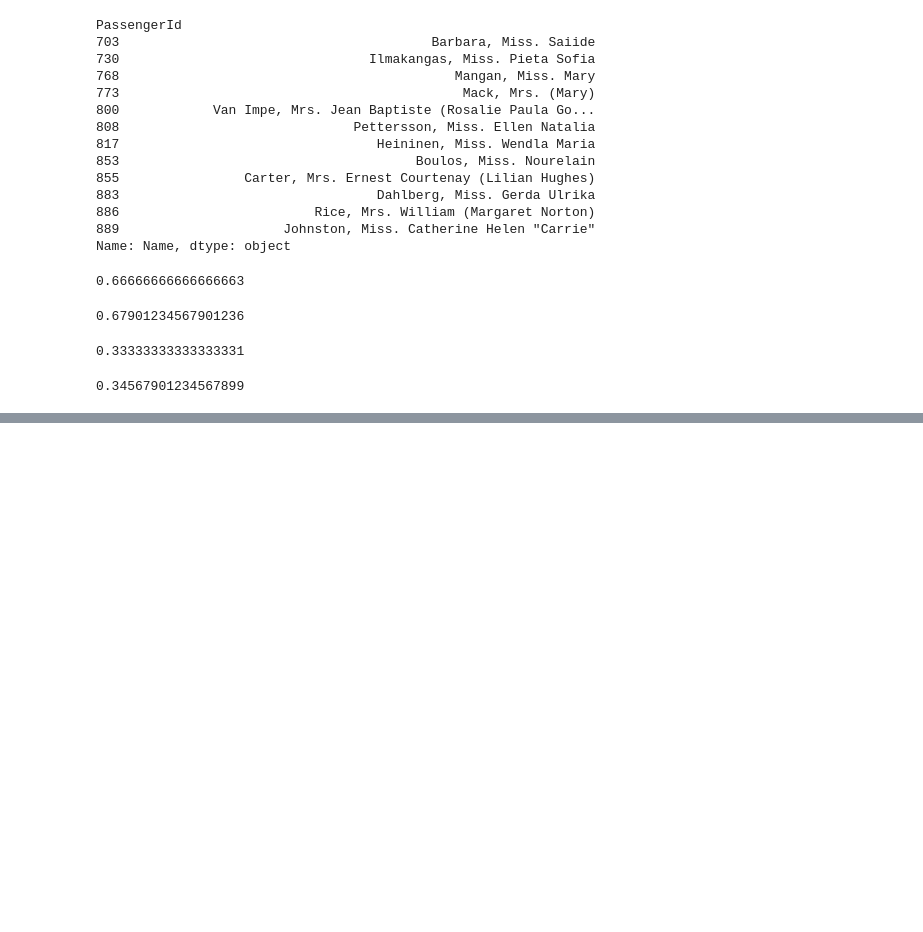
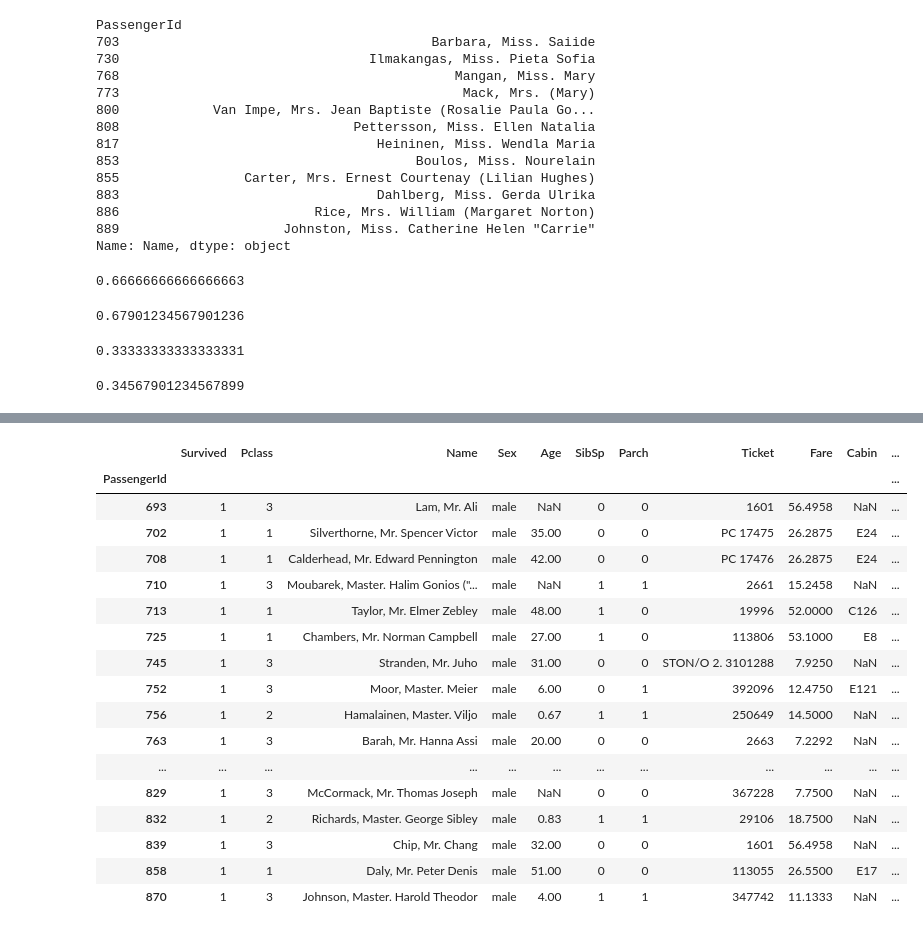
Before and after one commit to domspad/titanic_challenge, a Jupyter notebook: ipynbs/error_analyisis_first_logregress.ipynb, the cells around one changed output, grey strips where cells are left out. Drawn from its saved outputs; the diff is of its cells as text; code cells hidden in the pictures; blank space fills up the shorter version.

```diff
--- a/ipynbs/error_analyisis_first_logregress.ipynb
+++ b/ipynbs/error_analyisis_first_logregress.ipynb
@@ -233,0 +357,3 @@ df[(df['Sex'] == 'female') & (df['Survived'] == 0)].Name.apply(lambda x : '(' in
+# %%
+dfmen = dfcvwrong[dfcvwrong['Sex'] == 'male']
+dfmen[dfmen.Survived == 0]
@@ -233,0 +367,21 @@ df[(df['Sex'] == 'female') & (df['Survived'] == 0)].Name.apply(lambda x : '(' in
+# %%
+dfmen[dfmen.Survived == 1]
+# %% [output]
+|  | Survived | Pclass | Name | Sex | Age | SibSp | Parch | Ticket | Fare | Cabin | ... |
+| PassengerId |  |  |  |  |  |  |  |  |  |  | ... |
+| 693 | 1 | 3 | Lam, Mr. Ali | male | NaN | 0 | 0 | 1601 | 56.4958 | NaN | ... |
+| 702 | 1 | 1 | Silverthorne, Mr. Spencer Victor | male | 35.00 | 0 | 0 | PC 17475 | 26.2875 | E24 | ... |
+| 708 | 1 | 1 | Calderhead, Mr. Edward Pennington | male | 42.00 | 0 | 0 | PC 17476 | 26.2875 | E24 | ... |
+| 710 | 1 | 3 | Moubarek, Master. Halim Gonios ("... | male | NaN | 1 | 1 | 2661 | 15.2458 | NaN | ... |
+| 713 | 1 | 1 | Taylor, Mr. Elmer Zebley | male | 48.00 | 1 | 0 | 19996 | 52.0000 | C126 | ... |
+| 725 | 1 | 1 | Chambers, Mr. Norman Campbell | male | 27.00 | 1 | 0 | 113806 | 53.1000 | E8 | ... |
+| 745 | 1 | 3 | Stranden, Mr. Juho | male | 31.00 | 0 | 0 | STON/O 2. 3101288 | 7.9250 | NaN | ... |
+| 752 | 1 | 3 | Moor, Master. Meier | male | 6.00 | 0 | 1 | 392096 | 12.4750 | E121 | ... |
+| 756 | 1 | 2 | Hamalainen, Master. Viljo | male | 0.67 | 1 | 1 | 250649 | 14.5000 | NaN | ... |
+| 763 | 1 | 3 | Barah, Mr. Hanna Assi | male | 20.00 | 0 | 0 | 2663 | 7.2292 | NaN | ... |
+| ... | ... | ... | ... | ... | ... | ... | ... | ... | ... | ... | ... |
+| 829 | 1 | 3 | McCormack, Mr. Thomas Joseph | male | NaN | 0 | 0 | 367228 | 7.7500 | NaN | ... |
+| 832 | 1 | 2 | Richards, Master. George Sibley | male | 0.83 | 1 | 1 | 29106 | 18.7500 | NaN | ... |
+| 839 | 1 | 3 | Chip, Mr. Chang | male | 32.00 | 0 | 0 | 1601 | 56.4958 | NaN | ... |
+| 858 | 1 | 1 | Daly, Mr. Peter Denis | male | 51.00 | 0 | 0 | 113055 | 26.5500 | E17 | ... |
+| 870 | 1 | 3 | Johnson, Master. Harold Theodor | male | 4.00 | 1 | 1 | 347742 | 11.1333 | NaN | ... |
```
Also changed, not shown: parts of 17 cells of this notebook.
